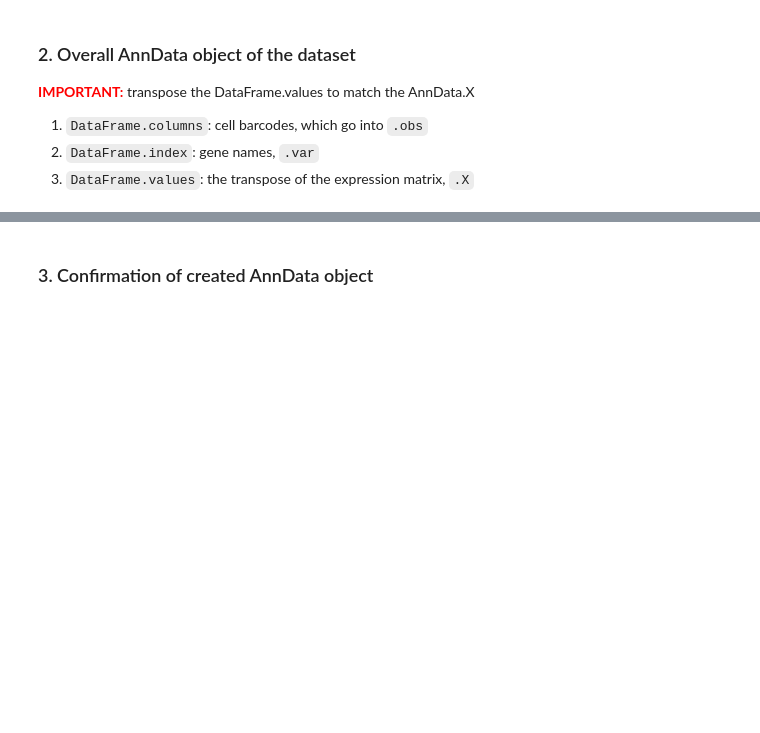
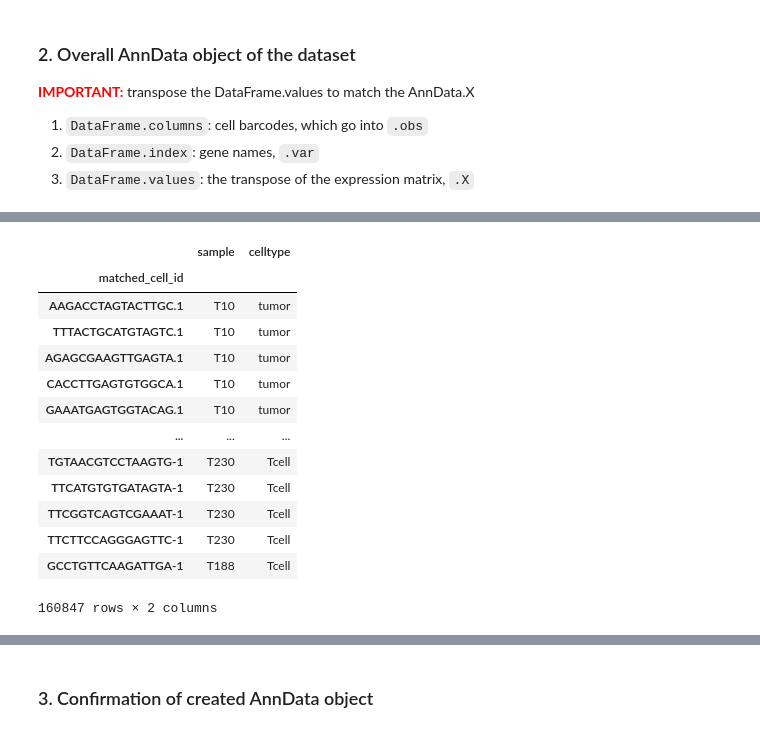
Before and after one commit to tuonglab/pan-paedcancer-scrnaseq, a Jupyter notebook: notebooks/GSE137804.ipynb, the cells around one changed output, grey strips where cells are left out. Cells and saved outputs as stored; diff of their text form; code cells hidden in the pictures; blank space fills up the shorter version.

```diff
--- a/notebooks/GSE137804.ipynb
+++ b/notebooks/GSE137804.ipynb
@@ -289,3 +386,20 @@ obs_name
+# %%
+tumor_annotation
+# %% [output]
+|  | sample | celltype |
+| matched_cell_id |  |  |
+| AAGACCTAGTACTTGC.1 | T10 | tumor |
+| TTTACTGCATGTAGTC.1 | T10 | tumor |
+| AGAGCGAAGTTGAGTA.1 | T10 | tumor |
+| CACCTTGAGTGTGGCA.1 | T10 | tumor |
+| GAAATGAGTGGTACAG.1 | T10 | tumor |
+| ... | ... | ... |
+| TGTAACGTCCTAAGTG-1 | T230 | Tcell |
+| TTCATGTGTGATAGTA-1 | T230 | Tcell |
+| TTCGGTCAGTCGAAAT-1 | T230 | Tcell |
+| TTCTTCCAGGGAGTTC-1 | T230 | Tcell |
+| GCCTGTTCAAGATTGA-1 | T188 | Tcell |
+160847 rows × 2 columns
 # %%
 input
 # %% [output]
```
Also changed, not shown: parts of 12 cells of this notebook.
